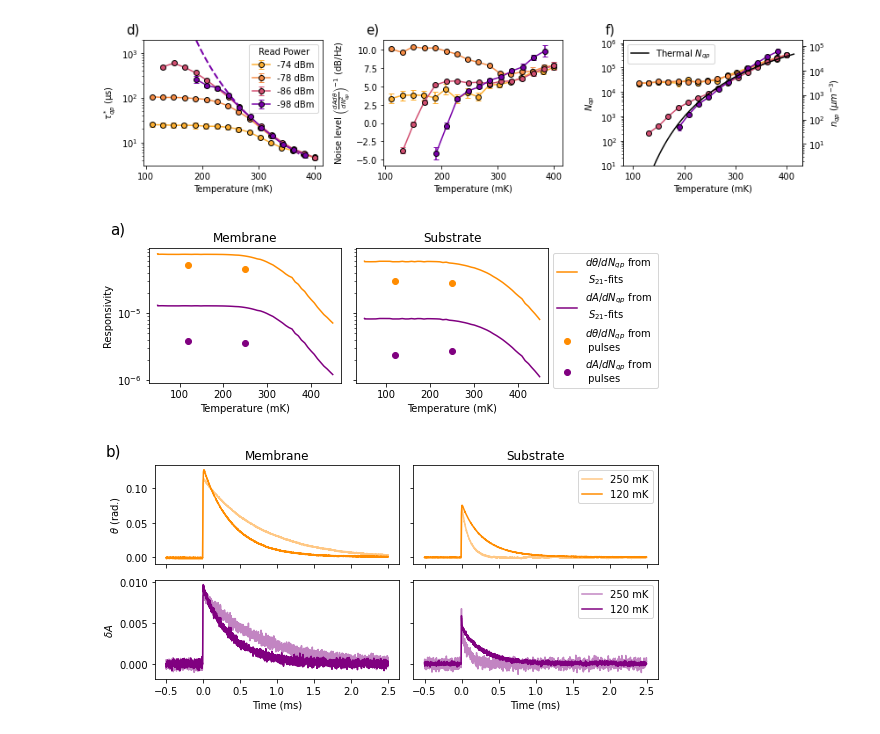
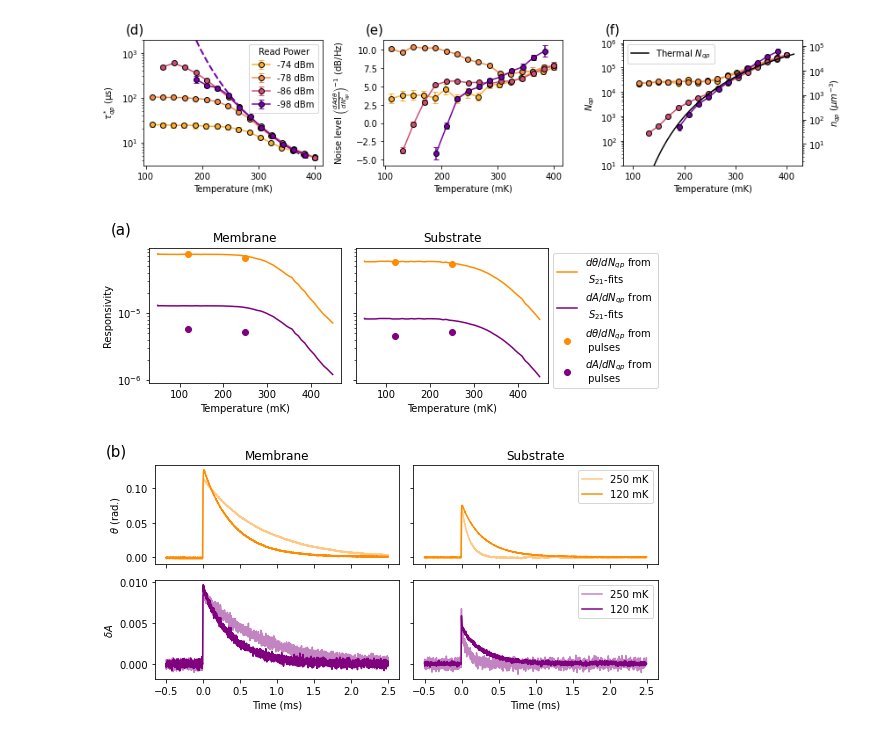
Before and after one commit to sahderooij/GRNoise_RP, a Jupyter notebook: notebooks/SupplementalMaterialFigures.ipynb, the cells around one changed output. Drawn from its saved outputs; the diff is of its cells as text; code cells hidden in the pictures.

```diff
--- a/notebooks/SupplementalMaterialFigures.ipynb
+++ b/notebooks/SupplementalMaterialFigures.ipynb
@@ -172,10 +172,10 @@ for Chipnum,d,Pread,clr in zip(['A1A2','A3'],
 axs[0].legend(title='Al thickness')
 axs[0].set_ylim(None,2e3)
 axs[1].set_ylabel(r'Noise level $\left(\frac{dAd\theta}{dN_{qp}^2}\right)^{-1}$ (dB/Hz)')
-for ax,letter in zip(axs,['a)','b)']):
+for ax,letter in zip(axs,['(a)','(b)']):
     ax.text(-.2,1.1,letter,transform=ax.transAxes,size=15)
 fig.tight_layout()
-fig.savefig('../figures/ThicknessVariation5025.pdf')
+fig.savefig('../figures/SupplementalMaterial/ThicknessVariation5025.pdf')
 # %% [output]
 21.00493504191086 1.255
 10.975488276932538 1.35
@@ -189,10 +189,10 @@ fig,axs = plot.ltnlvl('C',6,lvlcomp='Resp',Tminmax=(150,340),
                 pltkaplan=True,tescPread='min',tescTminmax=(240,400),showfit=False)
 axs[0].set_ylim(None,1e4)
 axs[1].set_ylabel(r'Noise level $\left(\frac{dAd\theta}{dN_{qp}^2}\right)^{-1}$ (dB/Hz)')
-for ax,letter in zip(axs,['c)','d)']):
+for ax,letter in zip(axs,['(c)','(d)']):
     ax.text(-.2,1.1,letter,transform=ax.transAxes,size=15)
 fig.set_size_inches(8,3)
 fig.tight_layout()
 axs[0].get_legend().remove()
-fig.savefig('../figures/Thickness150.pdf')
+fig.savefig('../figures/SupplementalMaterial/Thickness150.pdf')
 # %% [output]
@@ -213,10 +213,10 @@ for Pread in [99,81]:
 axs[0].legend(title='Read Power')
 axs[0].set_ylim(None,2e3)
 axs[1].set_ylabel(r'Noise level $\left(\frac{dAd\theta}{dN_{qp}^2}\right)^{-1}$ (dB/Hz)')
-for ax,letter in zip(axs,['a)','b)','c)']):
+for ax,letter in zip(axs,['(a)','(b)','(c)']):
     ax.text(-.1,1.05,letter,transform=ax.transAxes,size=15)
 fig.tight_layout()
-fig.savefig('../figures/ReadPower.pdf')
+fig.savefig('../figures/SupplementalMaterial/ReadPower.pdf')
 # %% [output]
 [figure]
 # %%
@@ -237,11 +237,11 @@ for Pread in [74,78,86,98]:
 axs[0].legend(title='Read Power')
 axs[0].set_ylim(None,2e3)
 axs[1].set_ylabel(r'Noise level $\left(\frac{dAd\theta}{dN_{qp}^2}\right)^{-1}$ (dB/Hz)')
-for ax,letter in zip(axs,['d)','e)','f)']):
+for ax,letter in zip(axs,['(d)','(e)','(f)']):
     ax.text(-.1,1.05,letter,transform=ax.transAxes,size=15)
 axs[2].set_ylim(1e1,None)
 fig.tight_layout()
-fig.savefig('../figures/ReadPowerExcessQPs.pdf')
+fig.savefig('../figures/SupplementalMaterial/ReadPowerExcessQPs.pdf')
 # %% [output]
 0.00022385545287457578
 [figure]
@@ -249,7 +249,7 @@ fig.savefig('../figures/ReadPowerExcessQPs.pdf')
 Chipnum = 'A1A2'
 fig,axs = plt.subplots(1,2,figsize=(8,3),sharey=True)
 fig2,axs2 = plt.subplots(2,2,figsize=(8,4),sharey='row',sharex='col')
-for KIDnum,Pread,ax,ax2 in zip([2,3],[85,83],axs,[axs2[:,0],axs2[:,1]]):
+for KIDnum,Pread,epb,ax,ax2 in zip([2,3],[85,83],[.4036,.3093],axs,[axs2[:,0],axs2[:,1]]):
 
     #S21
     S21data = io.get_S21data(Chipnum,KIDnum,Pread)
@@ -263,39 +263,39 @@ for KIDnum,Pread,ax,ax2 in zip([2,3],[85,83],axs,[axs2[:,0],axs2[:,1]]):
     for T in [250,120]:
         phase,amp = io.get_pulsedata(Chipnum,KIDnum,Pread,T,1545)
         t = np.arange(len(phase))-500
-        dNqp = .59*6.582e-4*3e8*2*np.pi/1.545/(1.76*86.17*S21data[0,21])
+        dNqp = epb*6.582e-4*3e8*2*np.pi/1.545/(1.76*86.17*S21data[0,21])
         ax.plot(T,phase.max()/dNqp,'o',color='darkorange',
                label='$d\\theta/dN_{qp}$ from \n pulses')
         ax.plot(T,-1*amp.min()/dNqp,'o',color='purple',
                label='$dA/dN_{qp}$ from \n pulses')
         ax2[0].plot(t*1e-3,phase,
                     color='darkorange',label=f'{T} mK',alpha=120/T)
         ax2[1].plot(t*1e-3,-1*amp,
                     color='purple',label=f'{T} mK',alpha=120/T)
     ax.set_xlabel('Temperature (mK)')
 
 handles,labels = axs[1].get_legend_handles_labels()
 labels = dict(zip(labels,handles))
 axs[1].legend(labels.values(),labels.keys(),bbox_to_anchor=(1,1))
 axs[0].set_ylabel('Responsivity')
 axs[0].set_title('Membrane')
 axs[1].set_title('Substrate')
-axs[0].text(-.2,1.1,'a)',transform = axs[0].transAxes,size=15)
+axs[0].text(-.2,1.1,'(a)',transform = axs[0].transAxes,size=15)
 fig.tight_layout()
 fig.savefig('../figures/Resp.pdf')
 
 axs2[0,0].set_title('Membrane')
 axs2[0,1].set_title('Substrate')
 axs2[0,0].set_ylabel('$\\theta$ (rad.)')
 axs2[1,0].set_ylabel('$\delta A$ ')
 axs2[0,1].legend()
 axs2[1,1].legend()
 axs2[1,0].set_xlabel('Time (ms)')
 axs2[1,1].set_xlabel('Time (ms)')
-axs2[0,0].text(-.2,1.1,'b)',transform = axs2[0,0].transAxes,size=15)
+axs2[0,0].text(-.2,1.1,'(b)',transform = axs2[0,0].transAxes,size=15)
 
 fig2.tight_layout()
-fig2.savefig('../figures/Pulses.pdf')
+fig2.savefig('../figures/SupplementalMaterial/Pulses.pdf')
 # %% [output]
-[figure, old version]
+[figure, new version]
-[figure, old version]
+[figure, new version]
```
Also changed, not shown: parts of 7 cells of this notebook, 8 other files.
